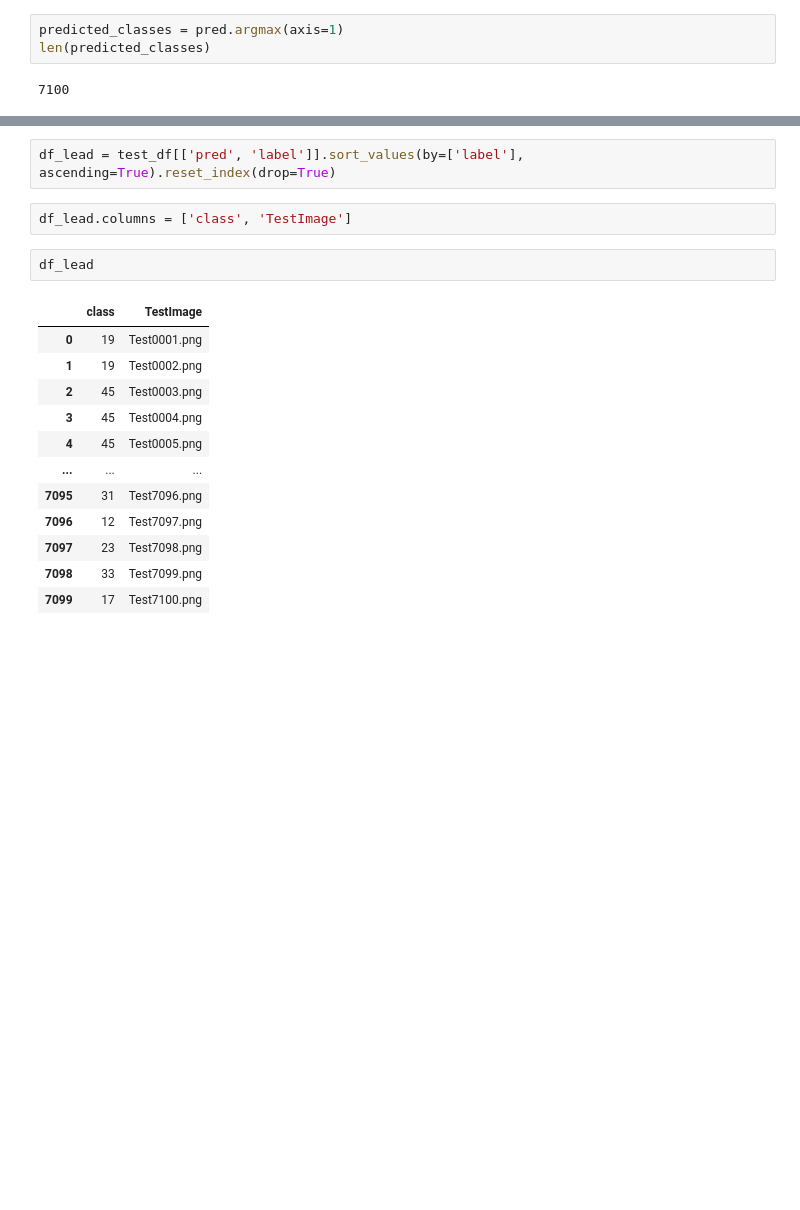
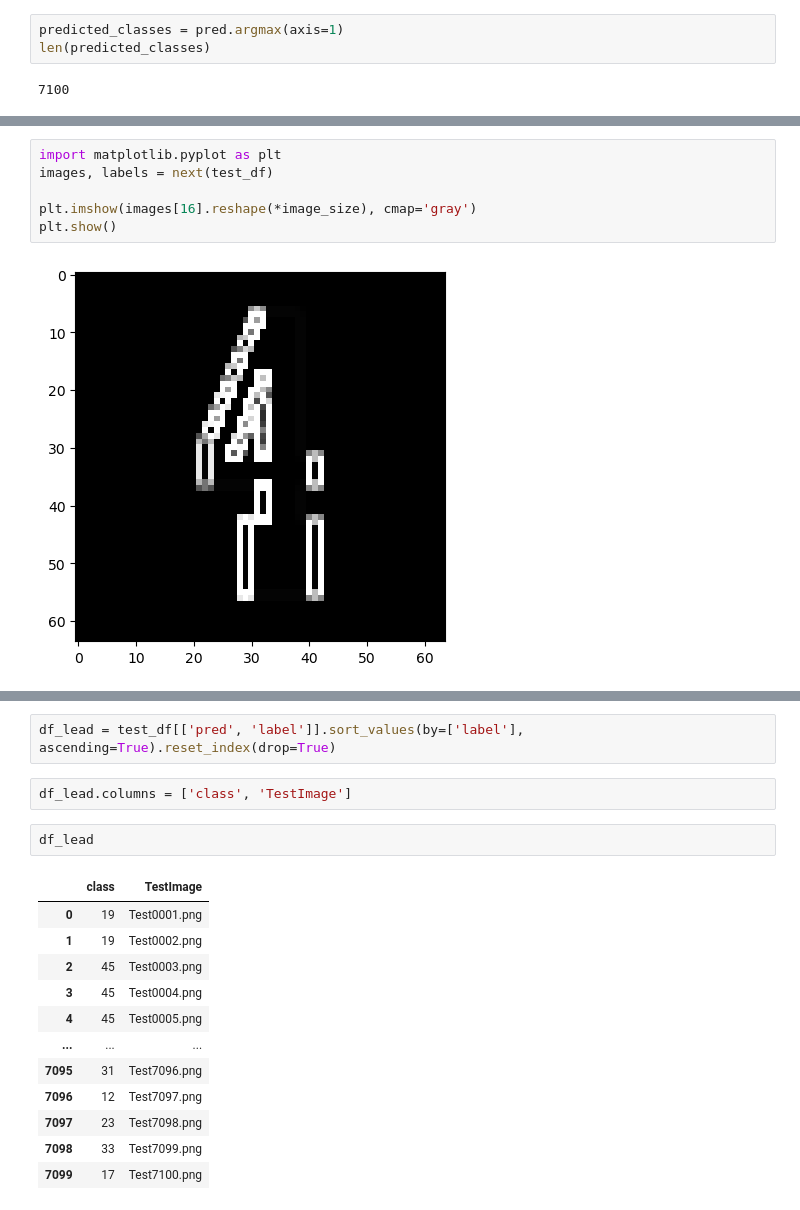
Before and after one commit to Nandi0813/Adatelmezes-HF, a Jupyter notebook: main.ipynb, the cells around one changed output, grey strips where cells are left out. Cells and saved outputs as stored; diff of their text form; blank space fills up the shorter version.

```diff
--- a/main.ipynb
+++ b/main.ipynb
@@ -116,3 +193,11 @@ INFO:tensorflow:Assets written to: models/model_final/assets
+# %%
+import matplotlib.pyplot as plt
+images, labels = next(test_df)
+
+plt.imshow(images[16].reshape(*image_size), cmap='gray')
+plt.show()
+# %% [output]
+[figure, added]
 # %%
 filtered_df = test_df[test_df['pred'] == 'l']
 test_df[['label', 'pred']]
```
Also changed, not shown: parts of 24 cells of this notebook, 2 other files.
